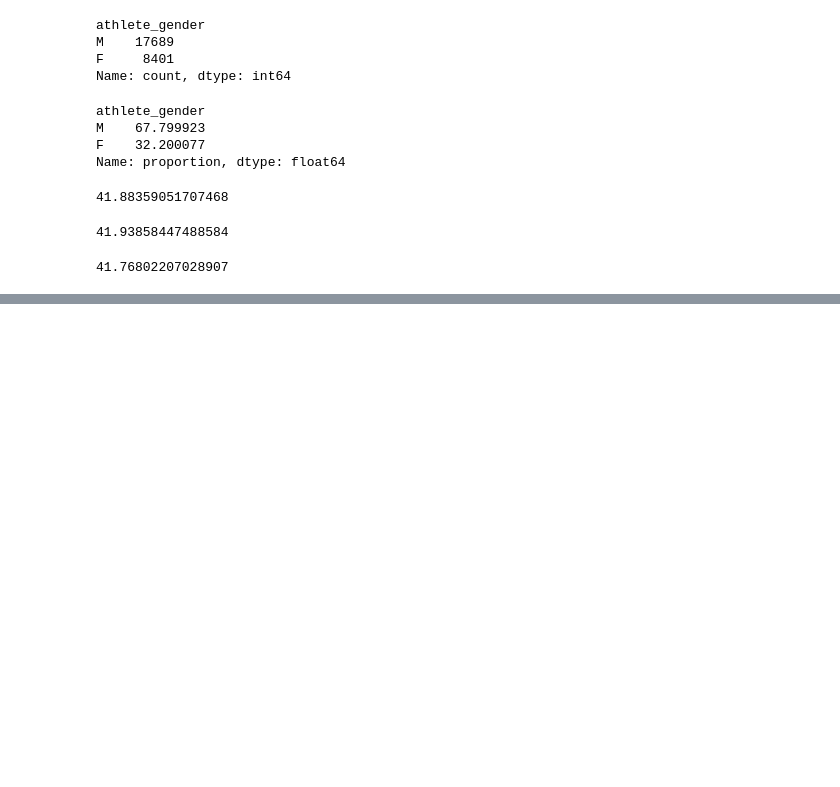
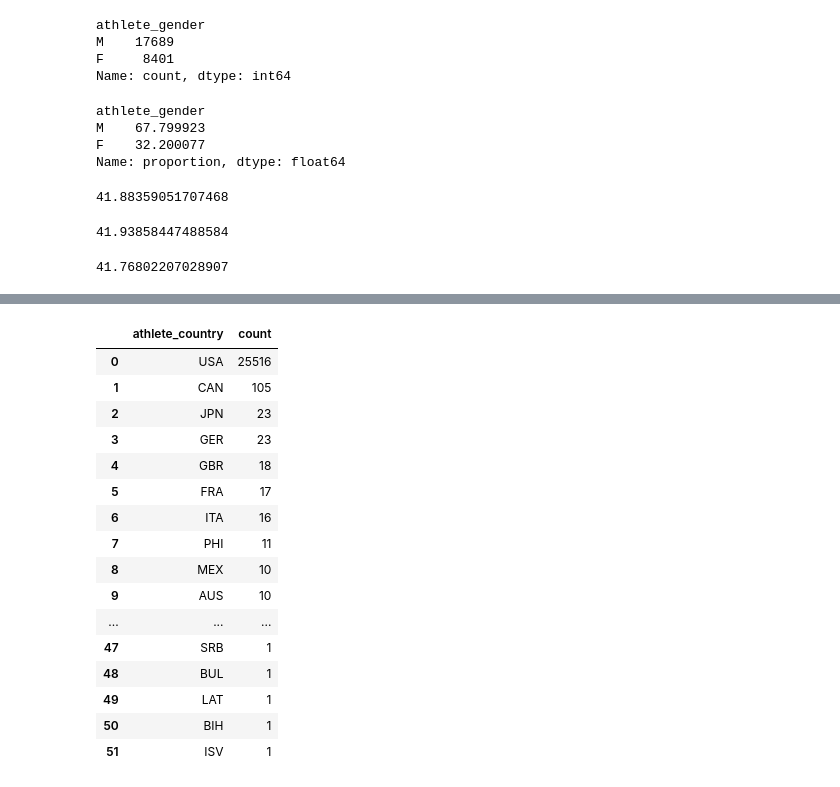
Before and after one commit to maedeh-dqn/ultra_marathon_project, a Jupyter notebook: Analyis.ipynb, the cells around one changed output, grey strips where cells are left out. Drawn from its saved outputs; the diff is of its cells as text; code cells hidden in the pictures; blank space fills up the shorter version.

```diff
--- a/Analyis.ipynb
+++ b/Analyis.ipynb
@@ -271,0 +335,21 @@ female_df.athlete_age.mean()
+# %%
+#Q9 >> Which countries had the highest number of participants in  these marathons?
+USA_df.value_counts('athlete_country').reset_index()
+# %% [output]
+|  | athlete_country | count |
+| 0 | USA | 25516 |
+| 1 | CAN | 105 |
+| 2 | JPN | 23 |
+| 3 | GER | 23 |
+| 4 | GBR | 18 |
+| 5 | FRA | 17 |
+| 6 | ITA | 16 |
+| 7 | PHI | 11 |
+| 8 | MEX | 10 |
+| 9 | AUS | 10 |
+| ... | ... | ... |
+| 47 | SRB | 1 |
+| 48 | BUL | 1 |
+| 49 | LAT | 1 |
+| 50 | BIH | 1 |
+| 51 | ISV | 1 |
```
Also changed, not shown: parts of 5 cells of this notebook.
